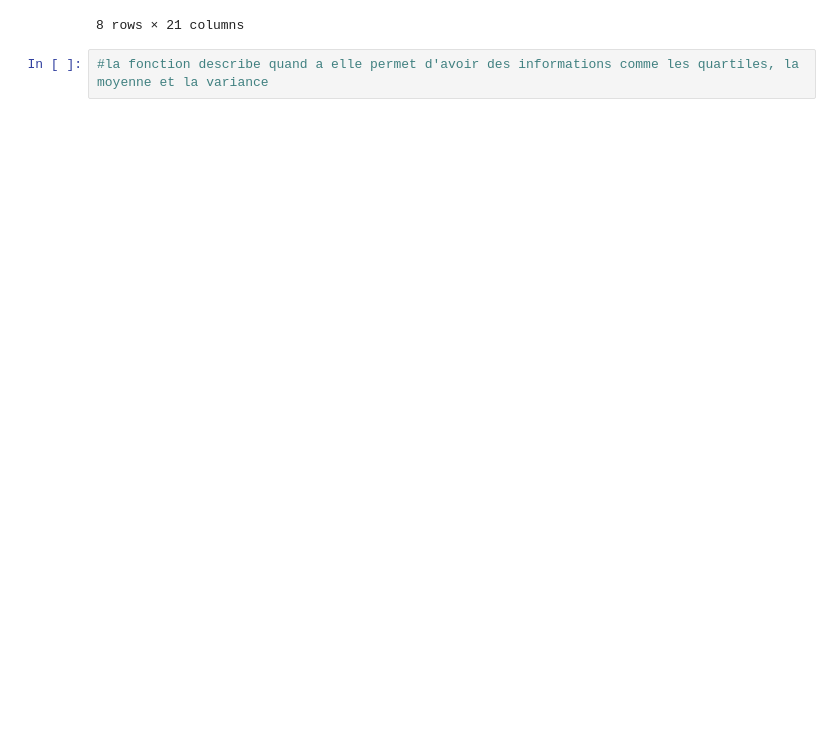
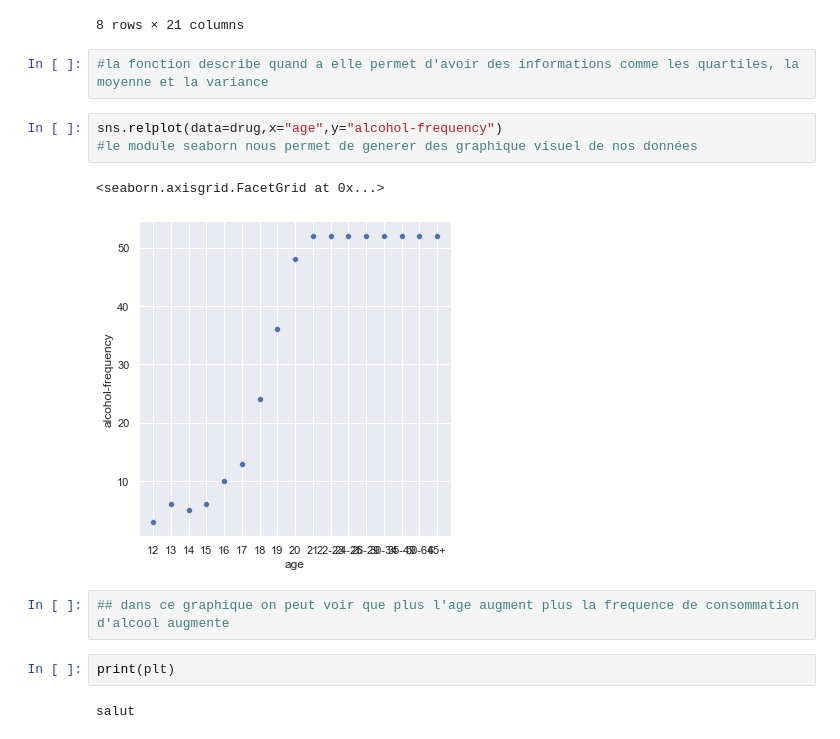
Before and after one commit to Mikkke/python_project, a Jupyter notebook: drug_by_age.ipynb, the cells around one changed output. Cells and saved outputs as stored; diff of their text form; blank space fills up the shorter version.

```diff
--- a/drug_by_age.ipynb
+++ b/drug_by_age.ipynb
@@ -67,3 +69,15 @@ drug.describe()
 8 rows × 21 columns
 # %%
 #la fonction describe quand a elle permet d'avoir des informations comme les quartiles, la moyenne et la variance
+# %%
+sns.relplot(data=drug,x="age",y="alcohol-frequency")
+#le module seaborn nous permet de generer des graphique visuel de nos données
+# %% [output]
+<seaborn.axisgrid.FacetGrid at 0x...>
+[figure, added]
+# %%
+## dans ce graphique on peut voir que plus l'age augment plus la frequence de consommation d'alcool augmente
+# %%
+print(plt)
+# %% [output]
+salut
```
Also changed, not shown: parts of 1 cell of this notebook.
